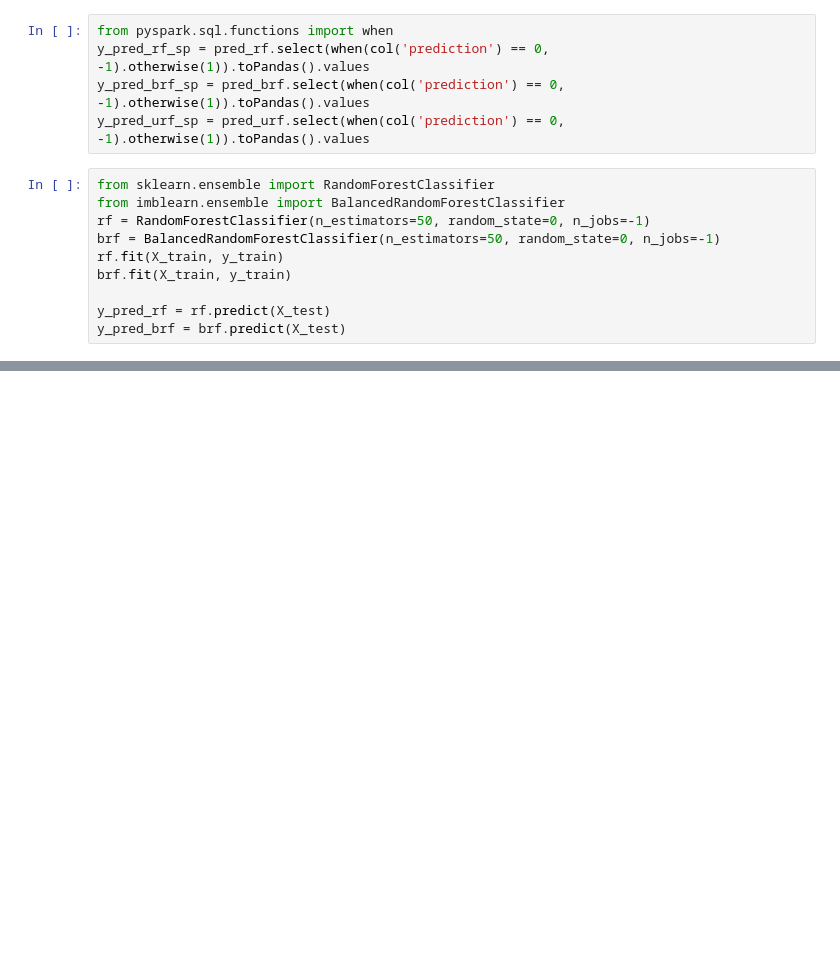
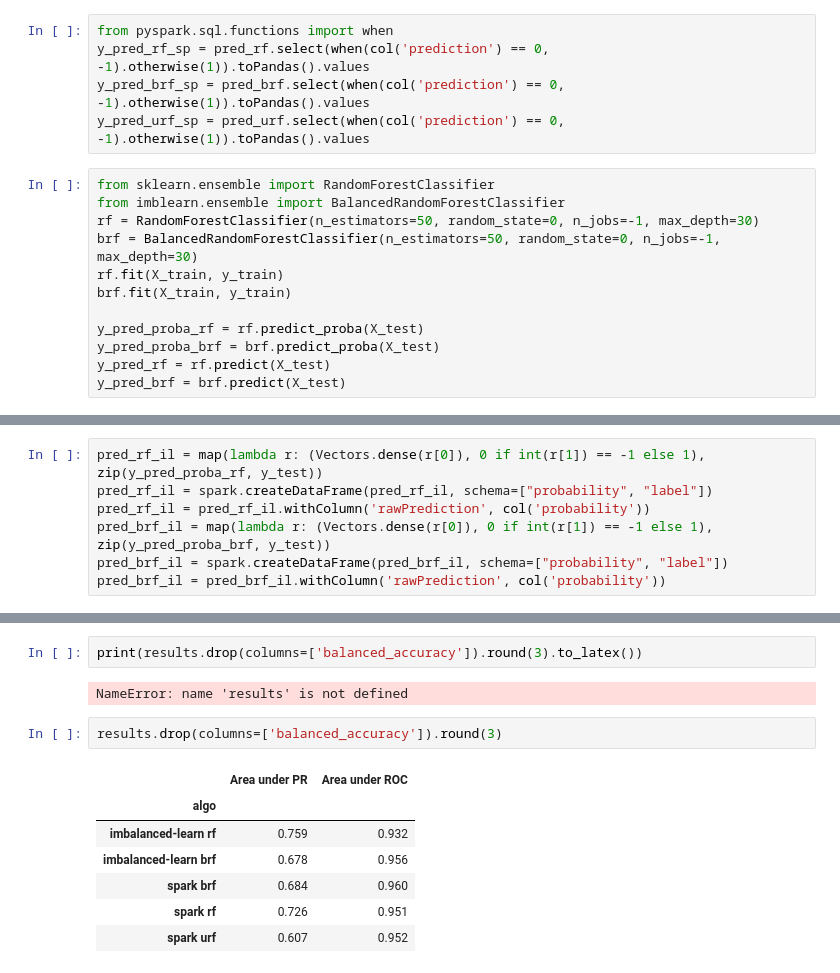
Before and after one commit to big-data-lab-team/accident-prediction-montreal, a Jupyter notebook: notebooks/test_BRF.ipynb, the cells around one changed output, grey strips where cells are left out. Saved outputs shown, nothing was run; the diff lists cells and outputs as text; blank space fills up the shorter version.

```diff
--- a/notebooks/test_BRF.ipynb
+++ b/notebooks/test_BRF.ipynb
@@ -110,10 +117,12 @@ y_pred_urf_sp = pred_urf.select(when(col('prediction') == 0, -1).otherwise(1)).t
 # %%
 from sklearn.ensemble import RandomForestClassifier
 from imblearn.ensemble import BalancedRandomForestClassifier
-rf = RandomForestClassifier(n_estimators=50, random_state=0, n_jobs=-1)
-brf = BalancedRandomForestClassifier(n_estimators=50, random_state=0, n_jobs=-1)
+rf = RandomForestClassifier(n_estimators=50, random_state=0, n_jobs=-1, max_depth=30)
+brf = BalancedRandomForestClassifier(n_estimators=50, random_state=0, n_jobs=-1, max_depth=30)
 rf.fit(X_train, y_train)
 brf.fit(X_train, y_train)
 
+y_pred_proba_rf = rf.predict_proba(X_test)
+y_pred_proba_brf = brf.predict_proba(X_test)
 y_pred_rf = rf.predict(X_test)
 y_pred_brf = brf.predict(X_test)
@@ -170,0 +129,7 @@ F1 score = 0.8909451530194905
+# %%
+pred_rf_il = map(lambda r: (Vectors.dense(r[0]), 0 if int(r[1]) == -1 else 1), zip(y_pred_proba_rf, y_test))
+pred_rf_il = spark.createDataFrame(pred_rf_il, schema=["probability", "label"])
+pred_rf_il = pred_rf_il.withColumn('rawPrediction', col('probability'))
+pred_brf_il = map(lambda r: (Vectors.dense(r[0]), 0 if int(r[1]) == -1 else 1), zip(y_pred_proba_brf, y_test))
+pred_brf_il = spark.createDataFrame(pred_brf_il, schema=["probability", "label"])
+pred_brf_il = pred_brf_il.withColumn('rawPrediction', col('probability'))
@@ -170,0 +156,14 @@ F1 score = 0.8909451530194905
+# %%
+print(results.drop(columns=['balanced_accuracy']).round(3).to_latex())
+# %% [output]
+NameError: name 'results' is not defined
+# %%
+results.drop(columns=['balanced_accuracy']).round(3)
+# %% [output]
+|  | Area under PR | Area under ROC |
+| algo |  |  |
+| imbalanced-learn rf | 0.759 | 0.932 |
+| imbalanced-learn brf | 0.678 | 0.956 |
+| spark brf | 0.684 | 0.960 |
+| spark rf | 0.726 | 0.951 |
+| spark urf | 0.607 | 0.952 |
```
Also changed, not shown: parts of 15 cells of this notebook, 4 other files.
